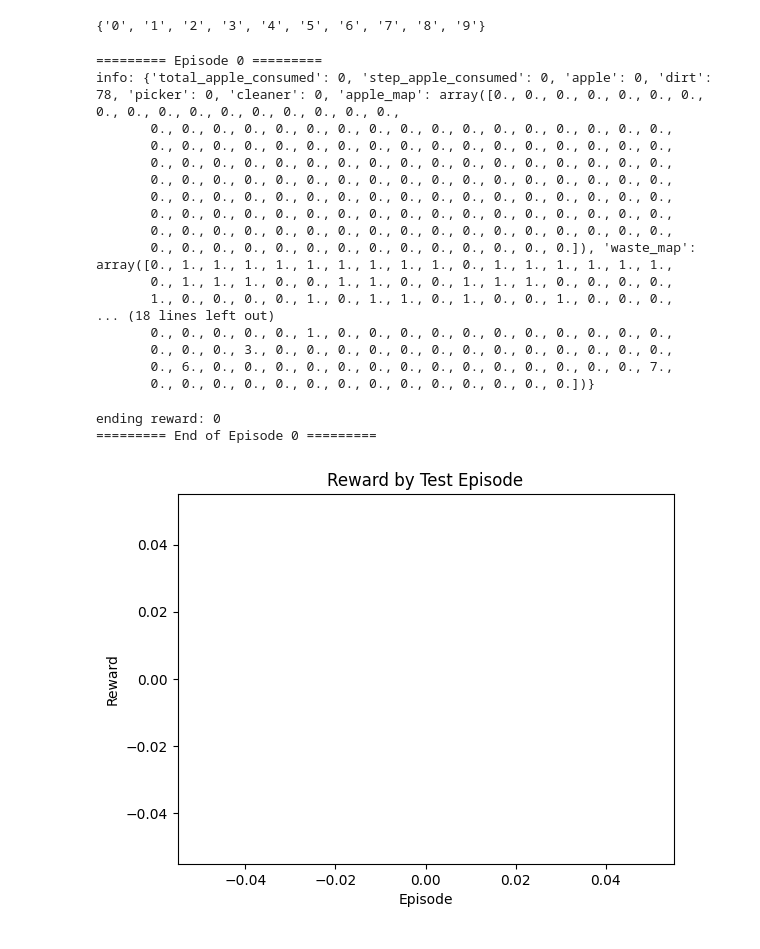
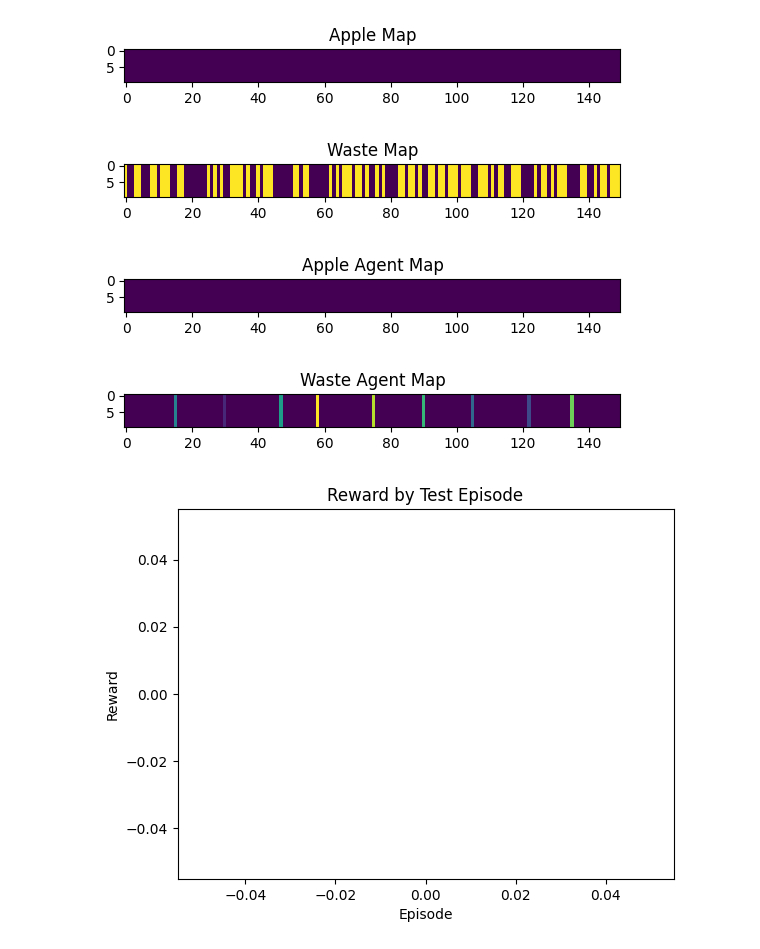
Before and after one commit to gnguralnick/social_reinforcement_learning, a Jupyter notebook: notebooks/one-d/exp_oned_heuristic.ipynb, the cells around one changed output. Cells and saved outputs as stored; diff of their text form; code cells hidden in the pictures.

```diff
--- a/notebooks/one-d/exp_oned_heuristic.ipynb
+++ b/notebooks/one-d/exp_oned_heuristic.ipynb
@@ -35,80 +126,10 @@ agent_ids
 # %%
-env.get_agent_ids()
+env.render()
 # %% [output]
-{'0', '1', '2', '3', '4', '5', '6', '7', '8', '9'}
+[figure, added]
+[figure, added]
+[figure, added]
+[figure, added]
-# %%
-test_stats = []
-for episode in range(num_episodes):
-    test_stats.append({
-        "num_apples": [],
-        "num_dirt": [],
-        "pickers": [],
-        "cleaners": [],
-        "total_reward": 0,
-    })
-
-    print(f"========= Episode {episode} =========")
-
-    states, info = env.reset()
-    state = states["coordinator"]
-    test_stats[-1]["num_apples"].append(info["apple"])
-    test_stats[-1]["num_dirt"].append(info["dirt"])
-    test_stats[-1]["pickers"].append(info["picker"])
-    test_stats[-1]["cleaners"].append(info["cleaner"])
-
-    print(f"info: {info}")
-
-    for step in tqdm(range(steps_per_episode)):
-        num_apples, num_dirt, _, _ = state
-        agent_frequency_in_dirt = num_dirt / (num_apples + num_dirt)
-        num_cleaner = round(num_agents * agent_frequency_in_dirt)
-        num_picker = num_agents - num_cleaner
-        assignments = env.get_greedy_assignments(num_picker, num_cleaner)
-        actions = env.get_greedy_actions(assignments)
-        next_states, reward, dones, _, info = env.step(actions)
-        next_state = next_states["coordinator"]
-        test_stats[-1]["num_apples"].append(info["apple"])
-        test_stats[-1]["num_dirt"].append(info["dirt"])
-        test_stats[-1]["pickers"].append(info["picker"])
-        test_stats[-1]["cleaners"].append(info["cleaner"])
-        #reward = sum(rewards.values())
-
-        state = next_state
-
-        if episode > verbose_episode:
-            print(f"========= Step {step} =========")
-            print(f"info: {info}")
-
-        if dones["__all__"]:
-            break
-
-    ending_reward = info["total_apple_consumed"]
-
-    test_stats[-1]["total_reward"] = ending_reward
-
-    print(f"ending reward: {ending_reward}")
-    #print(f"reward graph: {reward_graph}")
-    print(f"========= End of Episode {episode} =========")
-# %% [output]
-========= Episode 0 =========
-info: {'total_apple_consumed': 0, 'step_apple_consumed': 0, 'apple': 0, 'dirt': 78, 'picker': 0, 'cleaner': 0, 'apple_map': array([0., 0., 0., 0., 0., 0., 0., 0., 0., 0., 0., 0., 0., 0., 0., 0., 0.,
-       0., 0., 0., 0., 0., 0., 0., 0., 0., 0., 0., 0., 0., 0., 0., 0., 0.,
-       0., 0., 0., 0., 0., 0., 0., 0., 0., 0., 0., 0., 0., 0., 0., 0., 0.,
-       0., 0., 0., 0., 0., 0., 0., 0., 0., 0., 0., 0., 0., 0., 0., 0., 0.,
-       0., 0., 0., 0., 0., 0., 0., 0., 0., 0., 0., 0., 0., 0., 0., 0., 0.,
-       0., 0., 0., 0., 0., 0., 0., 0., 0., 0., 0., 0., 0., 0., 0., 0., 0.,
-       0., 0., 0., 0., 0., 0., 0., 0., 0., 0., 0., 0., 0., 0., 0., 0., 0.,
-       0., 0., 0., 0., 0., 0., 0., 0., 0., 0., 0., 0., 0., 0., 0., 0., 0.,
-       0., 0., 0., 0., 0., 0., 0., 0., 0., 0., 0., 0., 0., 0.]), 'waste_map': array([0., 1., 1., 1., 1., 1., 1., 1., 1., 1., 0., 1., 1., 1., 1., 1., 1.,
-       0., 1., 1., 1., 0., 0., 1., 1., 0., 0., 1., 1., 1., 0., 0., 0., 0.,
-       1., 0., 0., 0., 0., 1., 0., 1., 1., 0., 1., 0., 0., 1., 0., 0., 0.,
-... (18 lines left out)
-       0., 0., 0., 0., 0., 1., 0., 0., 0., 0., 0., 0., 0., 0., 0., 0., 0.,
-       0., 0., 0., 3., 0., 0., 0., 0., 0., 0., 0., 0., 0., 0., 0., 0., 0.,
-       0., 6., 0., 0., 0., 0., 0., 0., 0., 0., 0., 0., 0., 0., 0., 0., 7.,
-       0., 0., 0., 0., 0., 0., 0., 0., 0., 0., 0., 0., 0., 0.])}
-ending reward: 0
-========= End of Episode 0 =========
 # %%
 plt.figure()
 plt.title("Reward by Test Episode")
```
Also changed, not shown: parts of 8 cells of this notebook, 1 other file.
